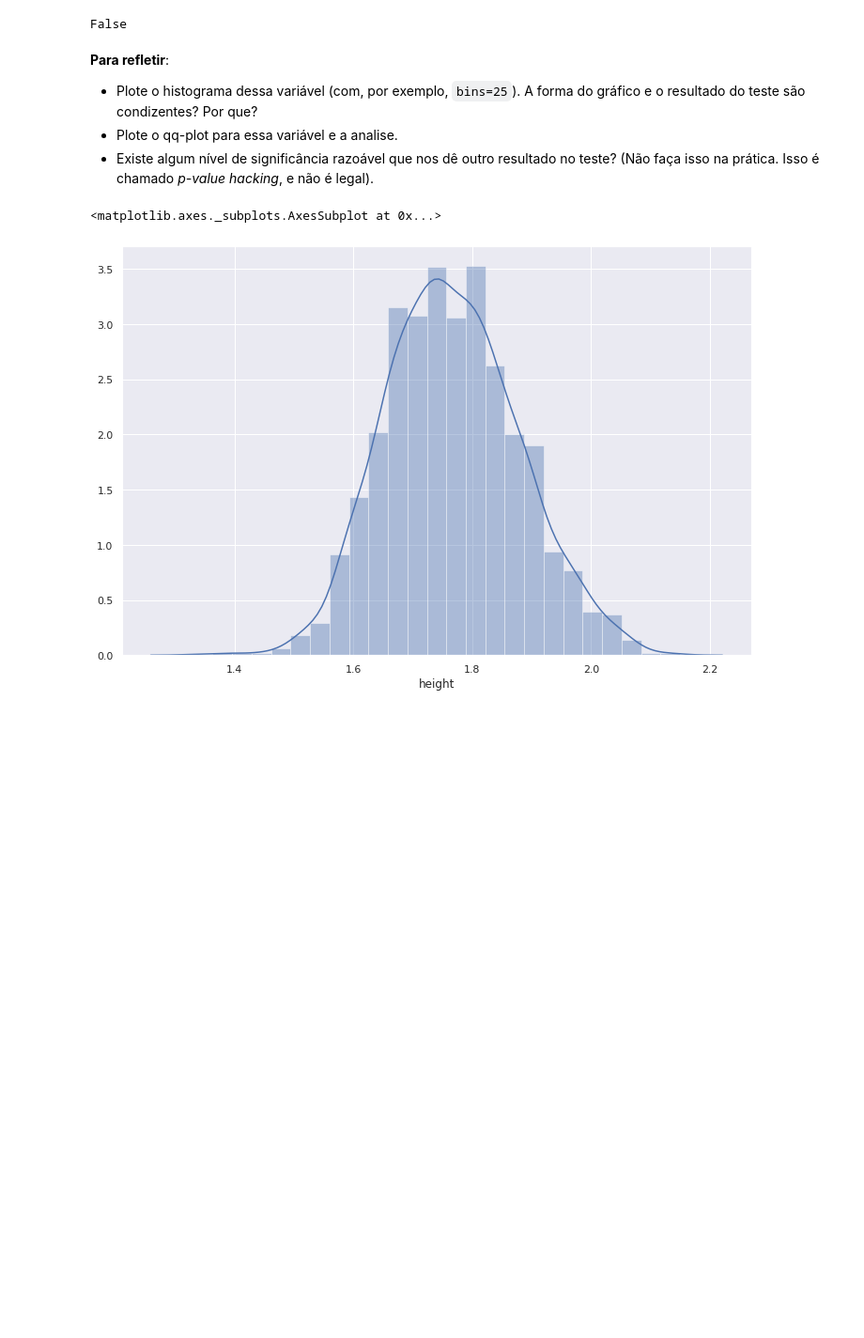
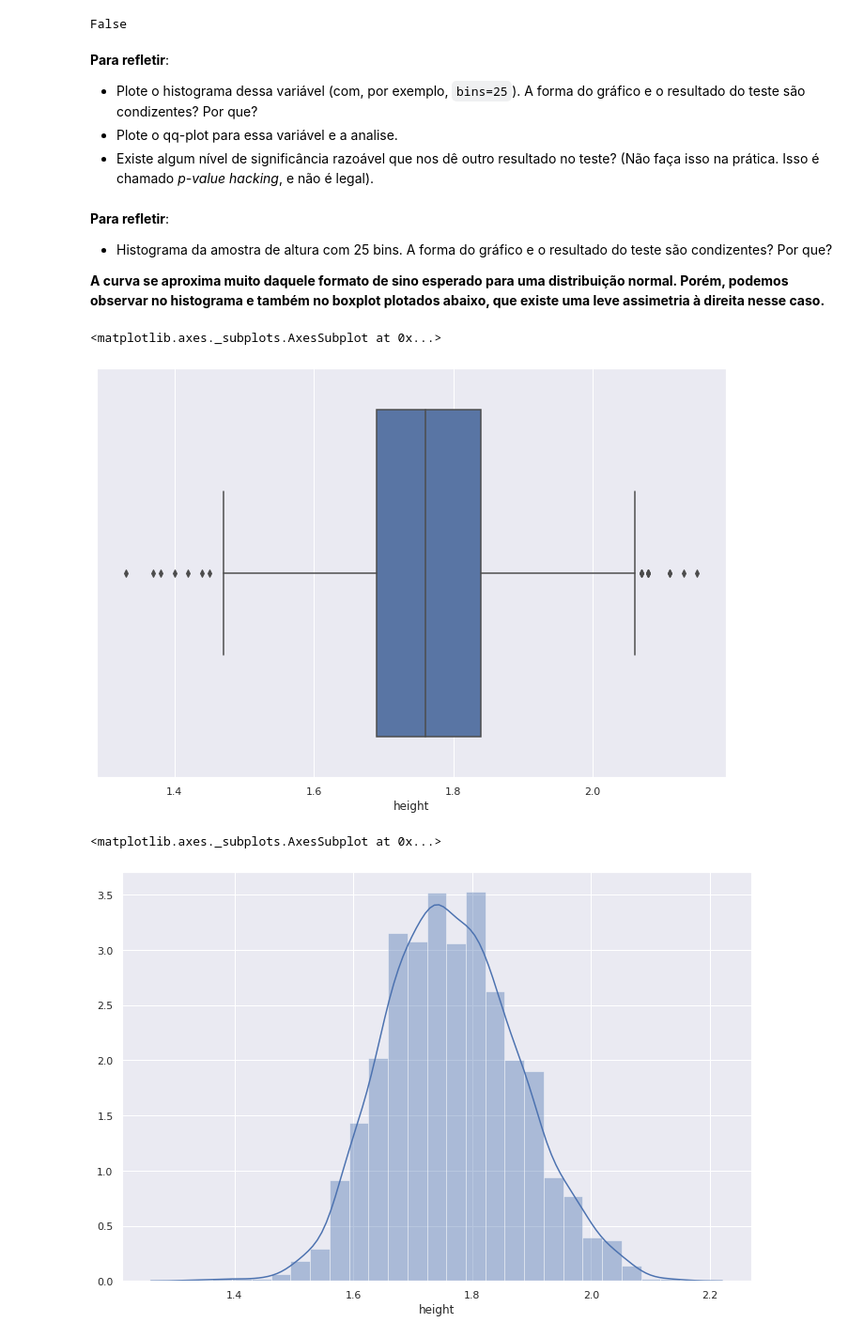
Before and after one commit to Diegohluiz/Desafios-DataScience-Codenation, a Jupyter notebook: Desafio Semana 5/main.ipynb, the cells around one changed output. Shown: that part at 94% size. Cells and saved outputs as stored; diff of their text form; code cells hidden in the pictures; blank space fills up the shorter version.

```diff
--- a/Desafio Semana 5/main.ipynb
+++ b/Desafio Semana 5/main.ipynb
@@ -109,6 +110,17 @@ __Para refletir__:
 * Plote o histograma dessa variável (com, por exemplo, `bins=25`). A forma do gráfico e o resultado do teste são condizentes? Por que?
 * Plote o qq-plot para essa variável e a analise.
 * Existe algum nível de significância razoável que nos dê outro resultado no teste? (Não faça isso na prática. Isso é chamado _p-value hacking_, e não é legal).
+# %% [markdown]
+__Para refletir__:
+
+* Histograma da amostra de altura com 25 bins. A forma do gráfico e o resultado do teste são condizentes? Por que?
+
+**A curva se aproxima muito daquele formato de sino esperado para uma distribuição normal. Porém, podemos observar no histograma e também no boxplot plotados abaixo, que existe uma leve assimetria à direita nesse caso.**
+# %%
+sns.boxplot(amostra_altura)
+# %% [output]
+<matplotlib.axes._subplots.AxesSubplot at 0x...>
+[figure, added]
 # %%
 sns.distplot(amostra_altura, bins=25)
 # %% [output]
```
Also changed, not shown: parts of 9 cells of this notebook.
